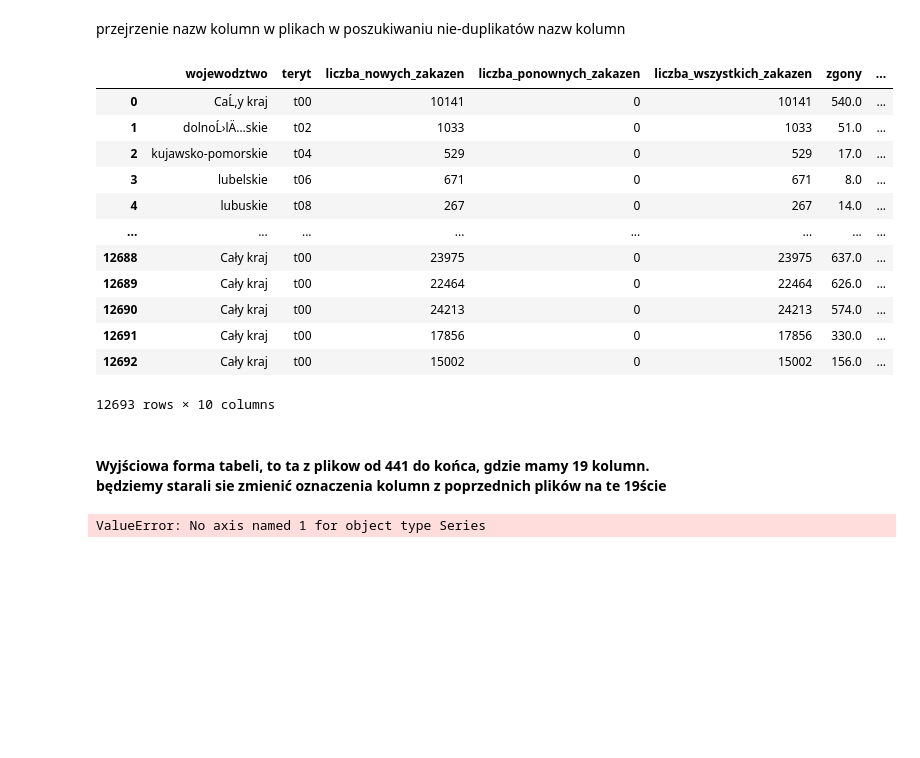
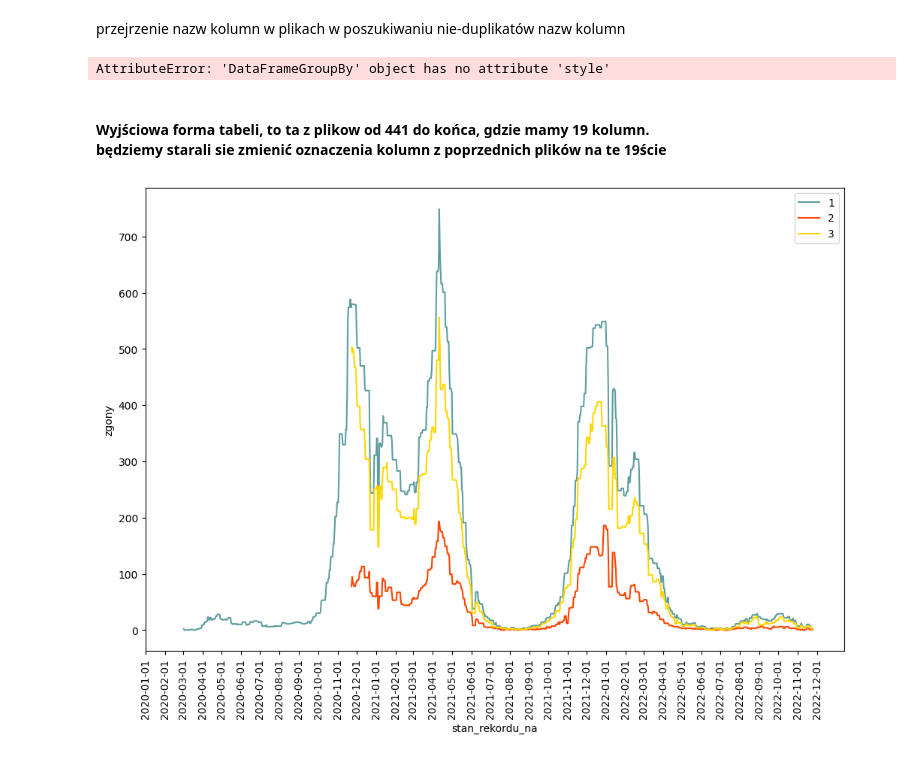
Before and after one commit to ninj4i/kowidowe, a Jupyter notebook: kowidowe_DataE.ipynb, the cells around one changed output. Cells and saved outputs as stored; diff of their text form; code cells hidden in the pictures; blank space fills up the shorter version.

```diff
--- a/kowidowe_DataE.ipynb
+++ b/kowidowe_DataE.ipynb
@@ -87,12 +90,12 @@ for tab in kowidowe:
             'wojewodztwo': tab['wojewodztwo'],
             'teryt': tab['teryt'],
             'liczba_nowych_zakazen': tab['liczba_przypadkow'],
-            'liczba_ponownych_zakazen' : 0,   ####################################################
+            'liczba_ponownych_zakazen' : np.NaN,
             'liczba_wszystkich_zakazen': tab['liczba_przypadkow'],
             'zgony' : tab['zgony'],
             'zgony_w_wyniku_covid_bez_chorob_wspolistniejacych' : tab['zgony_w_wyniku_covid_bez_chorob_wspolistniejacych'],
             'zgony_w_wyniku_covid_i_chorob_wspolistniejacych' : tab['zgony_w_wyniku_covid_i_chorob_wspolistniejacych'],
-            'liczba_ozdrowiencow' : 0,
+            'liczba_ozdrowiencow' : np.NaN,
             'stan_rekordu_na' : tab['stan_rekordu_na']
             }))
 
@@ -102,7 +105,7 @@ for tab in kowidowe:
             'wojewodztwo': tab['wojewodztwo'],
             'teryt': tab['teryt'],
             'liczba_nowych_zakazen': tab['liczba_przypadkow'],
-            'liczba_ponownych_zakazen' : 0,   ####################################################
+            'liczba_ponownych_zakazen' : np.NaN,
             'liczba_wszystkich_zakazen': tab['liczba_przypadkow'],
             'zgony' : tab['zgony'],
             'zgony_w_wyniku_covid_bez_chorob_wspolistniejacych' : tab['zgony_w_wyniku_covid_bez_chorob_wspolistniejacych'],
@@ -112,31 +115,20 @@ for tab in kowidowe:
             }))
 durnotka.append(ad)
 a = pd.concat(durnotka, ignore_index = True)
-a
+(a.loc[a['teryt'] == 't00'].groupby('teryt').style.bar(subset= 'zgony', color = 'red'))
 # %% [output]
-|  | wojewodztwo | teryt | liczba_nowych_zakazen | liczba_ponownych_zakazen | liczba_wszystkich_zakazen | zgony | ... |
-| 0 | CaĹ‚y kraj | t00 | 10141 | 0 | 10141 | 540.0 | ... |
-| 1 | dolnoĹ›lÄ…skie | t02 | 1033 | 0 | 1033 | 51.0 | ... |
-| 2 | kujawsko-pomorskie | t04 | 529 | 0 | 529 | 17.0 | ... |
-| 3 | lubelskie | t06 | 671 | 0 | 671 | 8.0 | ... |
-| 4 | lubuskie | t08 | 267 | 0 | 267 | 14.0 | ... |
-| ... | ... | ... | ... | ... | ... | ... | ... |
-| 12688 | Cały kraj | t00 | 23975 | 0 | 23975 | 637.0 | ... |
-| 12689 | Cały kraj | t00 | 22464 | 0 | 22464 | 626.0 | ... |
-| 12690 | Cały kraj | t00 | 24213 | 0 | 24213 | 574.0 | ... |
-| 12691 | Cały kraj | t00 | 17856 | 0 | 17856 | 330.0 | ... |
-| 12692 | Cały kraj | t00 | 15002 | 0 | 15002 | 156.0 | ... |
-12693 rows × 10 columns
+AttributeError: 'DataFrameGroupBy' object has no attribute 'style'
 # %% [markdown]
 <h4>Wyjściowa forma tabeli, to ta z plikow od 441 do końca, gdzie mamy 19 kolumn. <br>
 będziemy starali sie zmienić oznaczenia kolumn z poprzednich plików na te 19ście </h4>
 # %%
 b = a.loc[a['teryt'] == 't00']
-b.index = b['stan_rekordu_na'].drop(labels = ['wojewodztwo', 'teryt'], axis = 1)
-sns.lineplot(data = b.rolling(7).mean(), y = 'zgony', label = '1')
-sns.lineplot(data = b.rolling(7).mean(), x = 'stan_rekordu_na', y = 'zgony_w_wyniku_covid_bez_chorob_wspolistniejacych', label = '1')
-sns.lineplot(data = b.rolling(7).mean(), x = 'stan_rekordu_na', y = 'zgony_w_wyniku_covid_i_chorob_wspolistniejacych', label = '1')
+b.index = b['stan_rekordu_na']
+sns.lineplot(data = b.rolling(window = 7, min_periods=1, closed = 'left', center =True).median(), x = 'stan_rekordu_na', y = 'zgony', label = '1')
+sns.lineplot(data = b[b['zgony_w_wyniku_covid_bez_chorob_wspolistniejacych'].notna()].rolling(window = 7, min_periods=1, closed = 'left', center =True).median(), x = 'stan_rekordu_na', y = 'zgony_w_wyniku_covid_bez_chorob_wspolistniejacych', label = '2')
+sns.lineplot(data = b[b['zgony_w_wyniku_covid_i_chorob_wspolistniejacych'].notna()].rolling(window = 7, min_periods=1, closed = 'left', center =True).median(), x = 'stan_rekordu_na', y = 'zgony_w_wyniku_covid_i_chorob_wspolistniejacych', label = '3')
 #sns.lineplot(data = a.loc[a['teryt'] == 't00'], x = 'stan_rekordu_na', y = 'liczba_ozdrowiencow', hue = 'teryt', label = '2')
+plt.xticks([pd.to_datetime(f'{rok}-{mies}', format = '%Y-%m') for mies in range(1,13) for rok in range(2020,2023)], rotation = 90)
 plt.show()
 # %% [output]
-ValueError: No axis named 1 for object type Series
+[figure, added]
```
Also changed, not shown: parts of 1 cell of this notebook, 2 other files.
